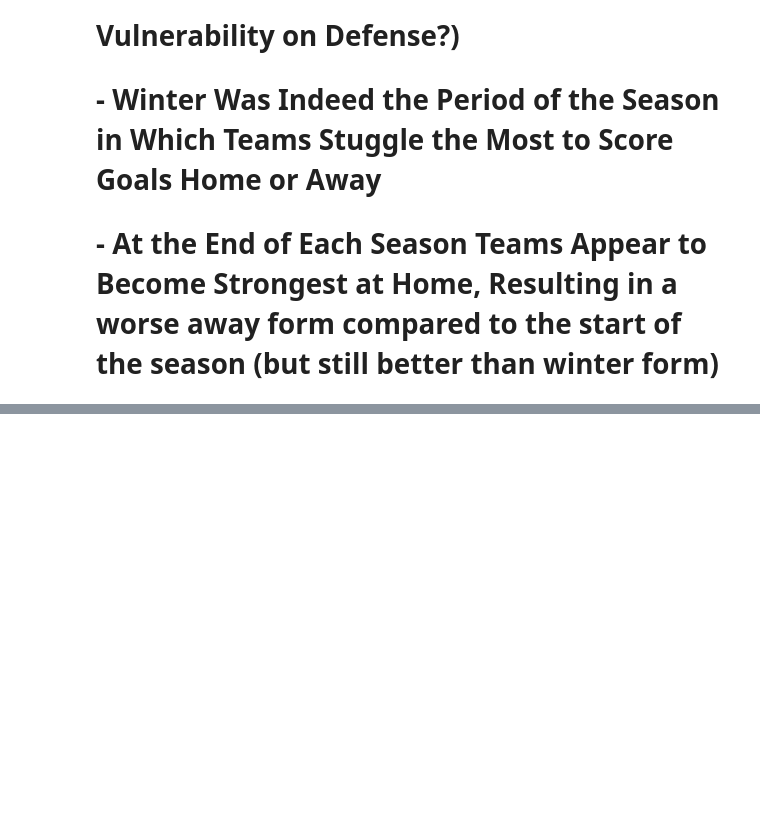
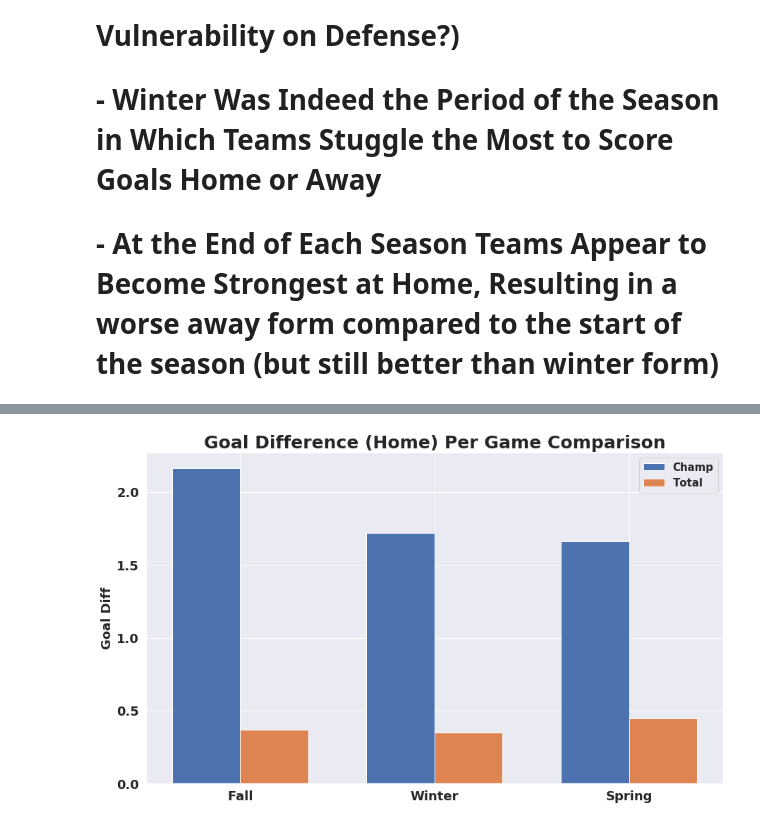
Before and after one commit to RachidRezzik/Euro_Soccer, a Jupyter notebook: Euro_Analysis.ipynb, the cells around one changed output, grey strips where cells are left out. Drawn from its saved outputs; the diff is of its cells as text; code cells hidden in the pictures; blank space fills up the shorter version.

```diff
--- a/Euro_Analysis.ipynb
+++ b/Euro_Analysis.ipynb
@@ -934,0 +1193,14 @@ plt.legend(bbox_to_anchor=(1.05, 1.0), loc='upper left', fontsize=22)
+# %%
+champs_season = champs_season[['points','goals_for_home', 'goals_for_away', 'goals_against_home','goals_against_away', 'Seasonal_Time', 'win', 'tie', 'loss']]
+champs_season = champs_season.groupby('Seasonal_Time').mean().reindex(['Fall', 'Winter', 'Spring']).reset_index()
+champs_season['record'] = ''
+for idx, row in champs_season.iterrows():
+    champs_season.loc[idx, 'record'] = '(' + str(round(row['win'], 2)) + ')' + '-' + '(' + str(round(row['tie'], 2)) +')' + '-' +'('+ str(round(row['loss'], 2)) + ')'
+champs_season = champs_season[['Seasonal_Time', 'record', 'goals_for_home', 'goals_for_away', 'goals_against_home', 'goals_against_away', 'points']]
+champs_season.columns = ['Seasonal_Time', 'record (W)-(T)-(L)', 'goals_for(home)', 'goals_for(away)', 'goals_against(home)', 'goals_against(away)', 'points']
+print('Every Champions Average Game Stats for the Fall, Winter, and Summer Periods of their Championship Season')
+print('\n', champs_season)
+champs_season['goal_diff(home)'] = champs_season['goals_for(home)'] - champs_season['goals_against(home)']
+champs_season['goal_diff(away)'] = champs_season['goals_for(away)'] - champs_season['goals_against(away)']
+print('\n Goal Difference Simplified')
+print('\n', champs_season[['Seasonal_Time', 'record (W)-(T)-(L)', 'goal_diff(home)', 'goal_diff(away)', 'points']])
@@ -934,0 +1223,80 @@ plt.legend(bbox_to_anchor=(1.05, 1.0), loc='upper left', fontsize=22)
+# %%
+champ_avg = champs_season[['Seasonal_Time', 'record (W)-(T)-(L)', 'goal_diff(home)', 'goal_diff(away)', 'points']]
+champ_avg.columns = 'Seasonal_Time', 'Champion-record (W)-(T)-(L)', 'Champion-goal_diff(home)', 'Champion-goal_diff(away)', 'Champion-points'
+total_avg = total[['Seasonal_Time', 'record (W)-(T)-(L)', 'goal_diff(home)', 'goal_diff(away)', 'points']]
+total_avg.columns = 'Seasonal_Time', 'Total-record (W)-(T)-(L)', 'Total-goal_diff(home)', 'Total-goal_diff(away)', 'Total-points'
+compare = pd.merge(total_avg, champ_avg, how='outer')
+
+# Record #
+print('Record Comparison', '\n')
+print(compare[['Seasonal_Time', 'Champion-record (W)-(T)-(L)', 'Total-record (W)-(T)-(L)']])
+print('\n\n')
+
+# Goal Diff(Home) #
+diff_home = compare[['Seasonal_Time', 'Champion-goal_diff(home)', 'Total-goal_diff(home)']]
+diff_home = diff_home.set_index('Seasonal_Time')
+
+plt.rcParams['figure.figsize'] = 13, 8
+labels = diff_home.index
+champ_fig = diff_home['Champion-goal_diff(home)']
+total_fig = diff_home['Total-goal_diff(home)']
+x = np.arange(len(labels))  # the label locations
+width = 0.35  # the width of the bars
+fig, ax = plt.subplots()
+rects1 = ax.bar(x - width/2, champ_fig, width, label='Champ')
+rects2 = ax.bar(x + width/2, total_fig, width, label='Total')
+ax.set_ylabel('Goal Diff')
+plt.title('Goal Difference (Home) Per Game Comparison', fontweight='bold', fontsize=25)
+ax.set_xticks(x)
+ax.set_xticklabels(labels)
+ax.legend(fontsize=15)
+fig.tight_layout()
+plt.show()
+print(compare[['Seasonal_Time', 'Champion-goal_diff(home)', 'Total-goal_diff(home)']])
+
+# Goal Diff(Home) #
+diff_home = compare[['Seasonal_Time', 'Champion-goal_diff(away)', 'Total-goal_diff(away)']]
+diff_home = diff_home.set_index('Seasonal_Time')
+
+plt.rcParams['figure.figsize'] = 13, 8
+labels = diff_home.index
+champ_fig = diff_home['Champion-goal_diff(away)']
+total_fig = diff_home['Total-goal_diff(away)']
+x = np.arange(len(labels))  # the label locations
+width = 0.35  # the width of the bars
+fig, ax = plt.subplots()
+rects1 = ax.bar(x - width/2, champ_fig, width, label='Champ')
+rects2 = ax.bar(x + width/2, total_fig, width, label='Total')
+ax.set_ylabel('Goal Diff')
+plt.title('Goal Difference (Away) Per Game Comparison', fontweight='bold', fontsize=25)
+ax.set_xticks(x)
+ax.set_xticklabels(labels)
+plt.axhline(y=0, linestyle='--', color='black')
+ax.legend(fontsize=15)
+fig.tight_layout()
+plt.show()
+print(compare[['Seasonal_Time', 'Champion-goal_diff(away)', 'Total-goal_diff(away)']])
+
+# Points #
+diff_home = compare[['Seasonal_Time', 'Champion-points', 'Total-points']]
+diff_home = diff_home.set_index('Seasonal_Time')
+
+plt.rcParams['figure.figsize'] = 13, 8
+labels = diff_home.index
+champ_fig = diff_home['Champion-points']
+total_fig = diff_home['Total-points']
+x = np.arange(len(labels))  # the label locations
+width = 0.35  # the width of the bars
+fig, ax = plt.subplots()
+rects1 = ax.bar(x - width/2, champ_fig, width, label='Champ')
+rects2 = ax.bar(x + width/2, total_fig, width, label='Total')
+ax.set_ylabel('Points')
+plt.title('Points Per Game Comparison', fontweight='bold', fontsize=25)
+
+ax.set_xticks(x)
+ax.set_xticklabels(labels)
+ax.legend(fontsize=15)
+fig.tight_layout()
+plt.show()
+print(compare[['Seasonal_Time', 'Champion-points', 'Total-points']])
+# %% [output]
@@ -934,0 +1309 @@ plt.legend(bbox_to_anchor=(1.05, 1.0), loc='upper left', fontsize=22)
+[figure, added]
```
Also changed, not shown: parts of 8 cells of this notebook.
